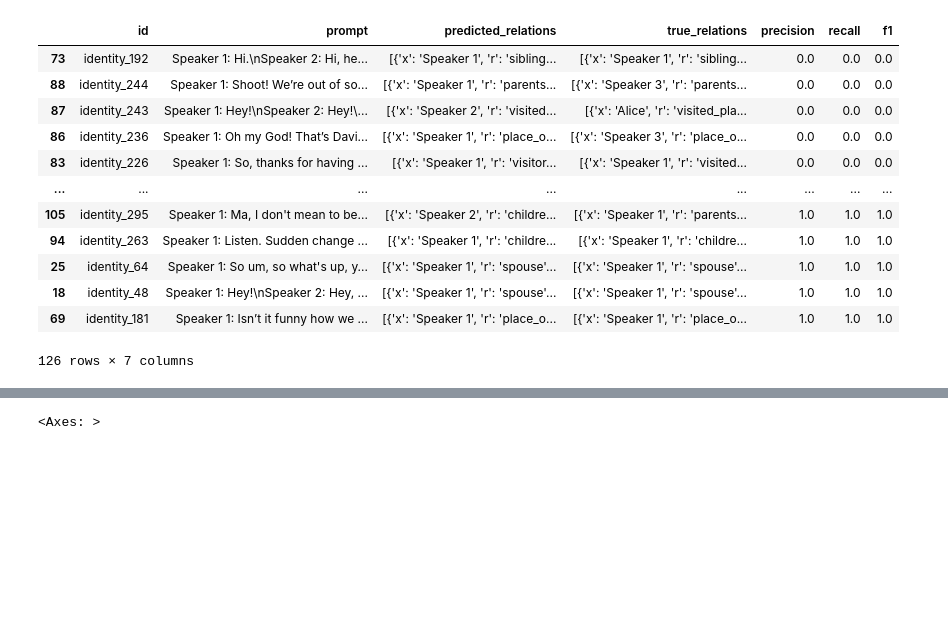
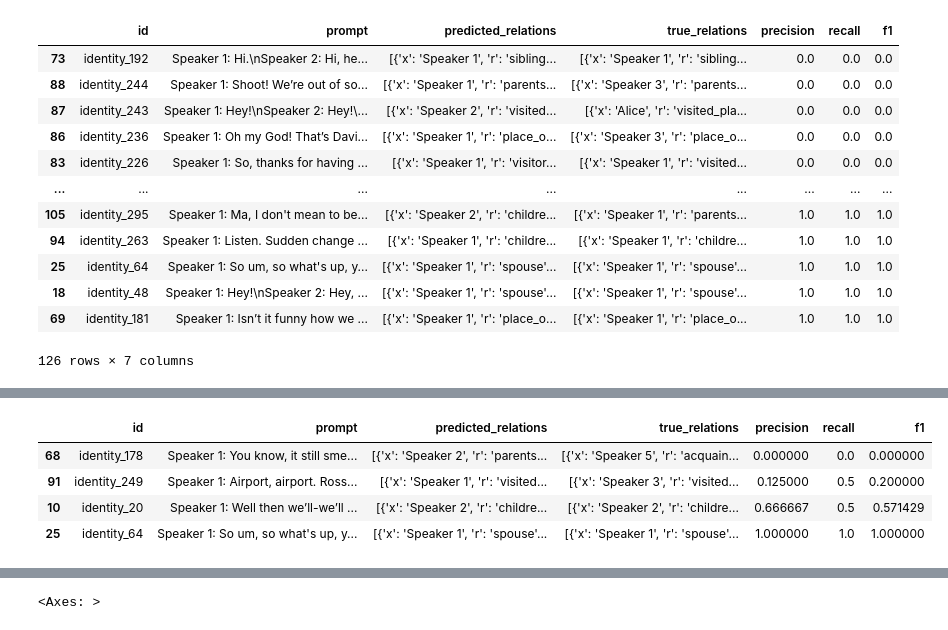
Before and after one commit to murilobellatini/RelNetCare, a Jupyter notebook: reports/02_data_transformation/develop-dialogre-to-llm-format.ipynb, the cells around one changed output, grey strips where cells are left out. Saved outputs shown, nothing was run; the diff lists cells and outputs as text; code cells hidden in the pictures; blank space fills up the shorter version.

```diff
--- a/reports/02_data_transformation/develop-dialogre-to-llm-format.ipynb
+++ b/reports/02_data_transformation/develop-dialogre-to-llm-format.ipynb
@@ -257,3 +259,5 @@ df.sort_values('f1')
 | 18 | identity_48 | Speaker 1: Hey!\nSpeaker 2: Hey, ... | [{'x': 'Speaker 1', 'r': 'spouse'... | [{'x': 'Speaker 1', 'r': 'spouse'... | 1.0 | 1.0 | 1.0 |
 | 69 | identity_181 | Speaker 1: Isn’t it funny how we ... | [{'x': 'Speaker 1', 'r': 'place_o... | [{'x': 'Speaker 1', 'r': 'place_o... | 1.0 | 1.0 | 1.0 |
 126 rows × 7 columns
+# %%
+df['prompt_length'] = df.prompt.apply(len)
@@ -259,0 +279,25 @@ df.sort_values('f1')
+# %%
+import pandas as pd
+
+# Sort the dataframe by 'f1'
+df = df.sort_values('f1')
+
+# Calculate the quartile boundaries
+q3 = df['f1'].quantile(0.75)
+
+# Select one example from each quartile
+example_1 = df[df['f1'] <= 0].sample(1)
+example_2 = df[(df['f1'] > 0) & (df['f1'] <= .25)].sample(1)
+example_3 = df[(df['f1'] > .25) & (df['f1'] <= .75)].sample(1)
+example_4 = df[df['f1'] >= 1].sample(1)
+
+# Concatenate the examples to get a dataframe of examples from each quartile
+exemplary_samples = pd.concat([example_1, example_2, example_3, example_4])
+
+exemplary_samples
+# %% [output]
+|  | id | prompt | predicted_relations | true_relations | precision | recall | f1 |
+| 68 | identity_178 | Speaker 1: You know, it still sme... | [{'x': 'Speaker 2', 'r': 'parents... | [{'x': 'Speaker 5', 'r': 'acquain... | 0.000000 | 0.0 | 0.000000 |
+| 91 | identity_249 | Speaker 1: Airport, airport. Ross... | [{'x': 'Speaker 1', 'r': 'visited... | [{'x': 'Speaker 3', 'r': 'visited... | 0.125000 | 0.5 | 0.200000 |
+| 10 | identity_20 | Speaker 1: Well then we’ll-we’ll ... | [{'x': 'Speaker 2', 'r': 'childre... | [{'x': 'Speaker 2', 'r': 'childre... | 0.666667 | 0.5 | 0.571429 |
+| 25 | identity_64 | Speaker 1: So um, so what's up, y... | [{'x': 'Speaker 1', 'r': 'spouse'... | [{'x': 'Speaker 1', 'r': 'spouse'... | 1.000000 | 1.0 | 1.000000 |
```
Also changed, not shown: parts of 4 cells of this notebook.
